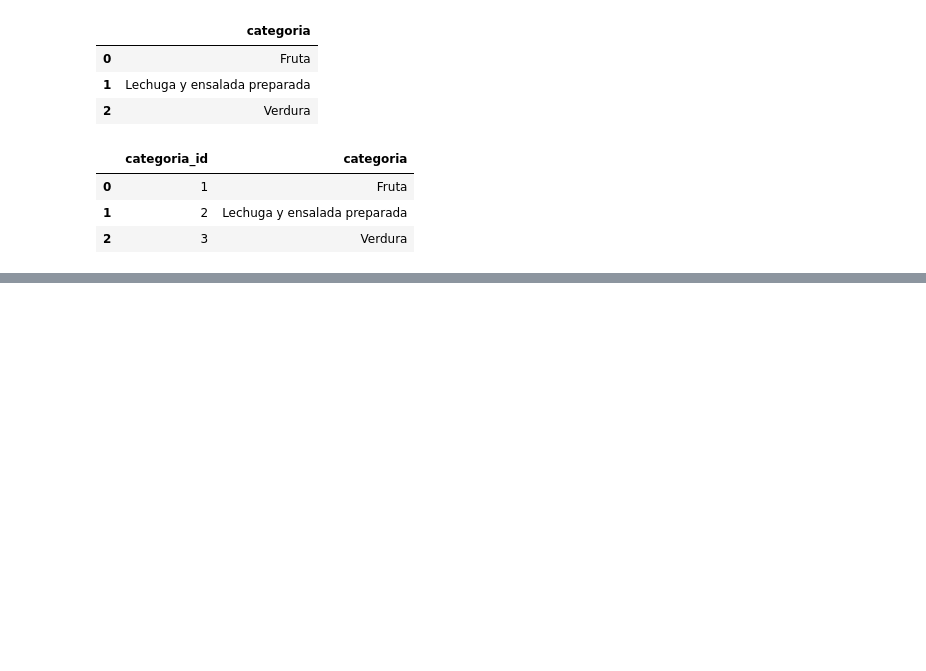
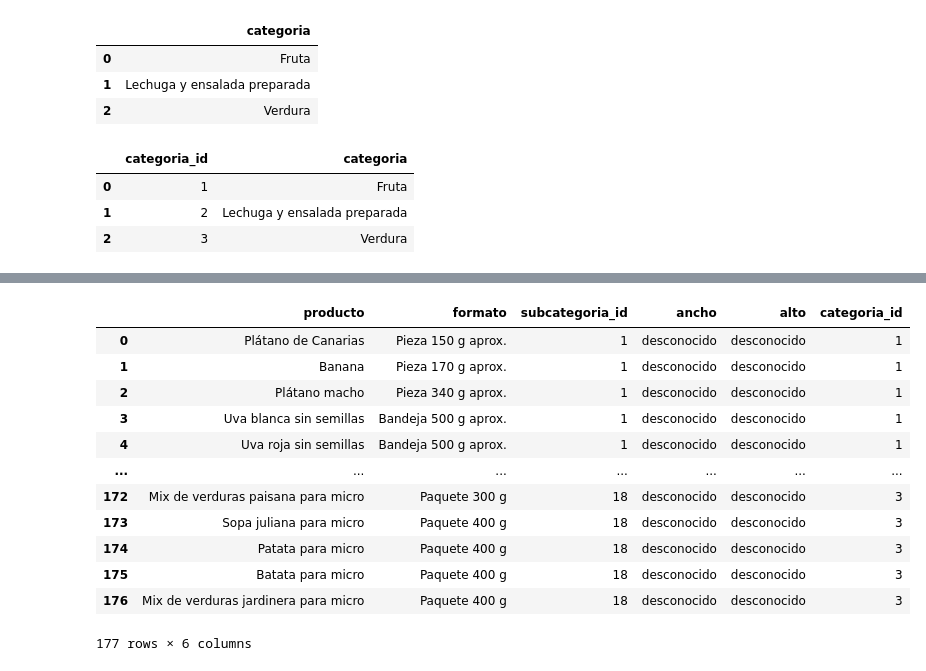
Before and after one commit to dapafer/ETL-process, a Jupyter notebook: src/mercadona_data_transform.ipynb, the cells around one changed output, grey strips where cells are left out. Saved outputs shown, nothing was run; the diff lists cells and outputs as text; code cells hidden in the pictures; blank space fills up the shorter version.

```diff
--- a/src/mercadona_data_transform.ipynb
+++ b/src/mercadona_data_transform.ipynb
@@ -246,0 +330,11 @@ cat_df
+# %%
+# crear e insertar dos columnas de IDs, "subcategoria_id" y "categoria_id", para realizar la correspondiente relacion en la base de datos como "FOREIGN KEYS"
+# crear una lista con los valores de "subcategoria_id"
+subcat_id = [9]*7 + [10]*11 + [11]*14 + [12]*7 + [13]*8 + [14]*7 + [15]*9 + [16]*6 + [17]*22 + [18]*(len(verdura_df)-91)
+
+# insertar la columna en el dataframe
+verdura_df.insert(loc=2, column='subcategoria_id', value=subcat_id)
+
+verdura_df['categoria_id'] = 3
+
+verdura_df
@@ -246,0 +355,25 @@ cat_df
+# %%
+# crear una tabla conjunta de todos los productos
+prod_df = pd.concat([fruta_df, ensalada_df, verdura_df])
+
+# cambiar valores nulos "NaN" por "desconocido"
+prod_df = prod_df.fillna('desconocido')
+
+#reseteamos el indice
+prod_df = prod_df.reset_index(drop=True)
+
+prod_df
+# %% [output]
+|  | producto | formato | subcategoria_id | ancho | alto | categoria_id |
+| 0 | Plátano de Canarias | Pieza 150 g aprox. | 1 | desconocido | desconocido | 1 |
+| 1 | Banana | Pieza 170 g aprox. | 1 | desconocido | desconocido | 1 |
+| 2 | Plátano macho | Pieza 340 g aprox. | 1 | desconocido | desconocido | 1 |
+| 3 | Uva blanca sin semillas | Bandeja 500 g aprox. | 1 | desconocido | desconocido | 1 |
+| 4 | Uva roja sin semillas | Bandeja 500 g aprox. | 1 | desconocido | desconocido | 1 |
+| ... | ... | ... | ... | ... | ... | ... |
+| 172 | Mix de verduras paisana para micro | Paquete 300 g | 18 | desconocido | desconocido | 3 |
+| 173 | Sopa juliana para micro | Paquete 400 g | 18 | desconocido | desconocido | 3 |
+| 174 | Patata para micro | Paquete 400 g | 18 | desconocido | desconocido | 3 |
+| 175 | Batata para micro | Paquete 400 g | 18 | desconocido | desconocido | 3 |
+| 176 | Mix de verduras jardinera para micro | Paquete 400 g | 18 | desconocido | desconocido | 3 |
+177 rows × 6 columns
```
Also changed, not shown: parts of 39 cells of this notebook, 3 other files.
